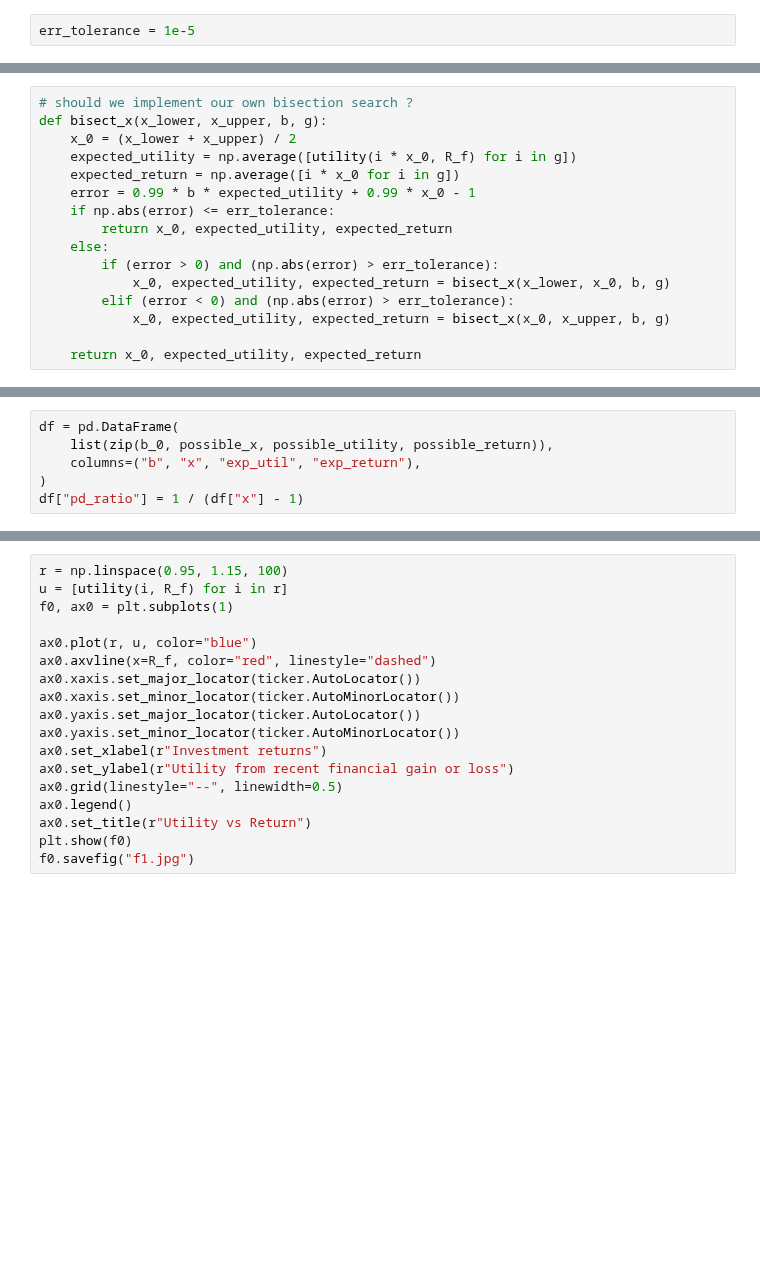
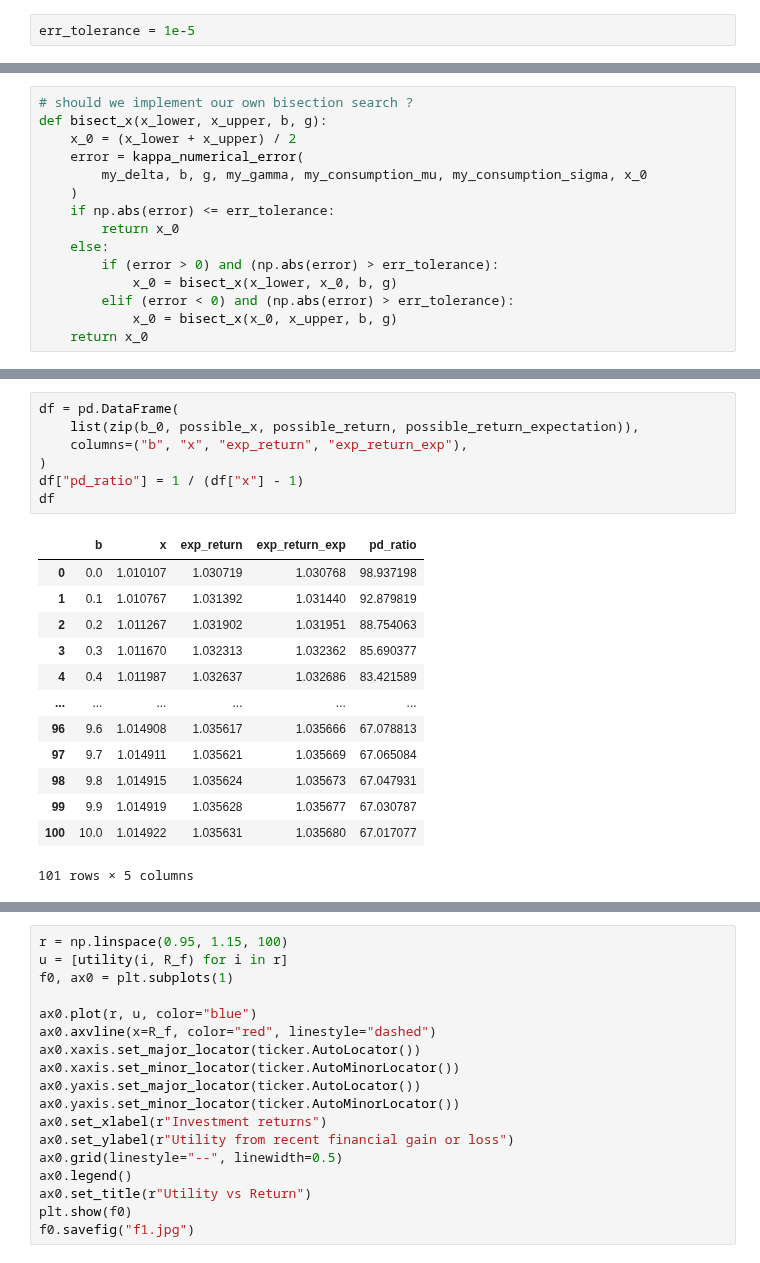
Before and after one commit to kilowiski/qf600, a Jupyter notebook: assignment_6/assignment6.ipynb, the cells around one changed output, grey strips where cells are left out. Drawn from its saved outputs; the diff is of its cells as text; blank space fills up the shorter version.

Commit message:
decouple variable and error func, add markdown

```diff
--- a/assignment_6/assignment6.ipynb
+++ b/assignment_6/assignment6.ipynb
@@ -115,17 +178,16 @@ def utility(r, R_f):
 # should we implement our own bisection search ?
 def bisect_x(x_lower, x_upper, b, g):
     x_0 = (x_lower + x_upper) / 2
-    expected_utility = np.average([utility(i * x_0, R_f) for i in g])
-    expected_return = np.average([i * x_0 for i in g])
-    error = 0.99 * b * expected_utility + 0.99 * x_0 - 1
+    error = kappa_numerical_error(
+        my_delta, b, g, my_gamma, my_consumption_mu, my_consumption_sigma, x_0
+    )
     if np.abs(error) <= err_tolerance:
-        return x_0, expected_utility, expected_return
+        return x_0
     else:
         if (error > 0) and (np.abs(error) > err_tolerance):
-            x_0, expected_utility, expected_return = bisect_x(x_lower, x_0, b, g)
+            x_0 = bisect_x(x_lower, x_0, b, g)
         elif (error < 0) and (np.abs(error) > err_tolerance):
-            x_0, expected_utility, expected_return = bisect_x(x_0, x_upper, b, g)
-
-    return x_0, expected_utility, expected_return
+            x_0 = bisect_x(x_0, x_upper, b, g)
+    return x_0
 # %%
 possible_x = []
@@ -141,9 +224,24 @@ for b in b_0:
 # %%
 df = pd.DataFrame(
-    list(zip(b_0, possible_x, possible_utility, possible_return)),
-    columns=("b", "x", "exp_util", "exp_return"),
+    list(zip(b_0, possible_x, possible_return, possible_return_expectation)),
+    columns=("b", "x", "exp_return", "exp_return_exp"),
 )
 df["pd_ratio"] = 1 / (df["x"] - 1)
+df
+# %% [output]
+|  | b | x | exp_return | exp_return_exp | pd_ratio |
+| 0 | 0.0 | 1.010107 | 1.030719 | 1.030768 | 98.937198 |
+| 1 | 0.1 | 1.010767 | 1.031392 | 1.031440 | 92.879819 |
+| 2 | 0.2 | 1.011267 | 1.031902 | 1.031951 | 88.754063 |
+| 3 | 0.3 | 1.011670 | 1.032313 | 1.032362 | 85.690377 |
+| 4 | 0.4 | 1.011987 | 1.032637 | 1.032686 | 83.421589 |
+| ... | ... | ... | ... | ... | ... |
+| 96 | 9.6 | 1.014908 | 1.035617 | 1.035666 | 67.078813 |
+| 97 | 9.7 | 1.014911 | 1.035621 | 1.035669 | 67.065084 |
+| 98 | 9.8 | 1.014915 | 1.035624 | 1.035673 | 67.047931 |
+| 99 | 9.9 | 1.014919 | 1.035628 | 1.035677 | 67.030787 |
+| 100 | 10.0 | 1.014922 | 1.035631 | 1.035680 | 67.017077 |
+101 rows × 5 columns
 # %%
 f0, ax0 = plt.subplots(2, 1)
 f0.set_figheight(8)
```
Also changed, not shown: parts of 12 cells of this notebook, 1 other file.
